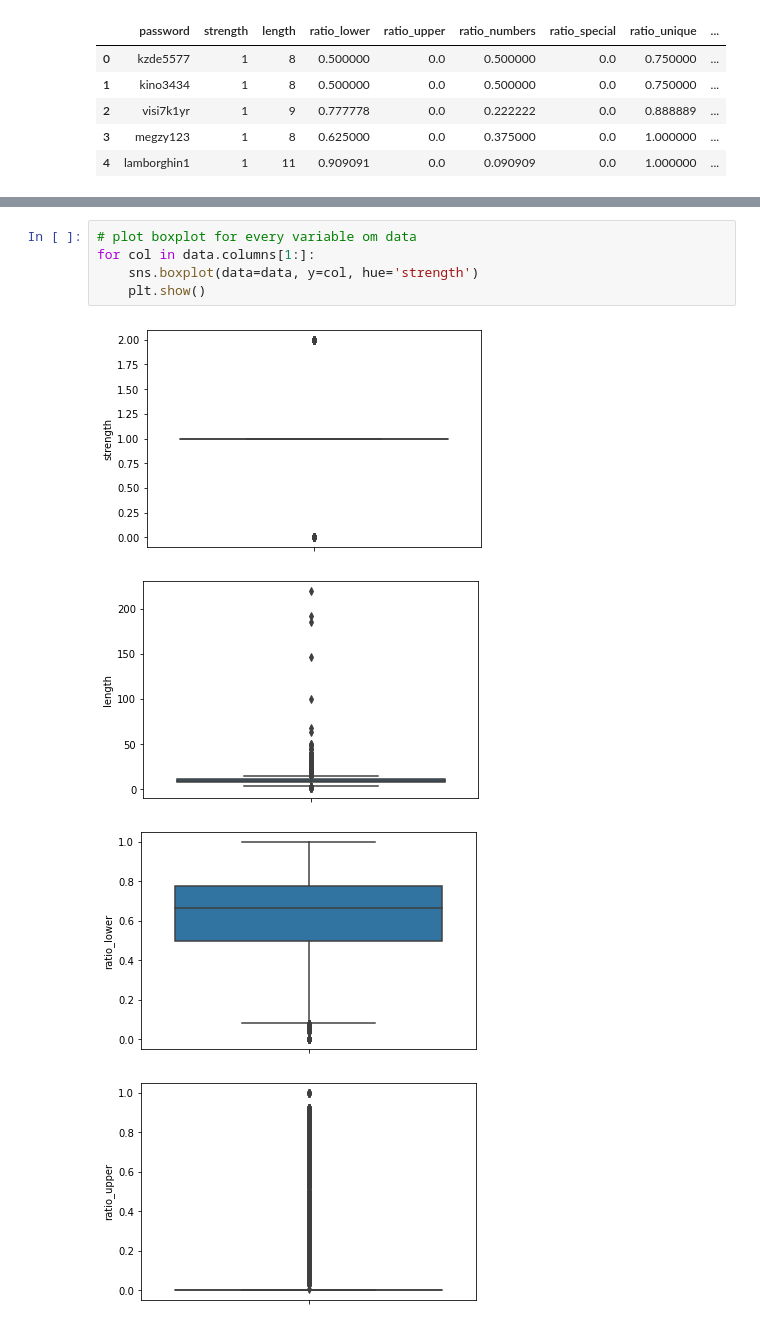
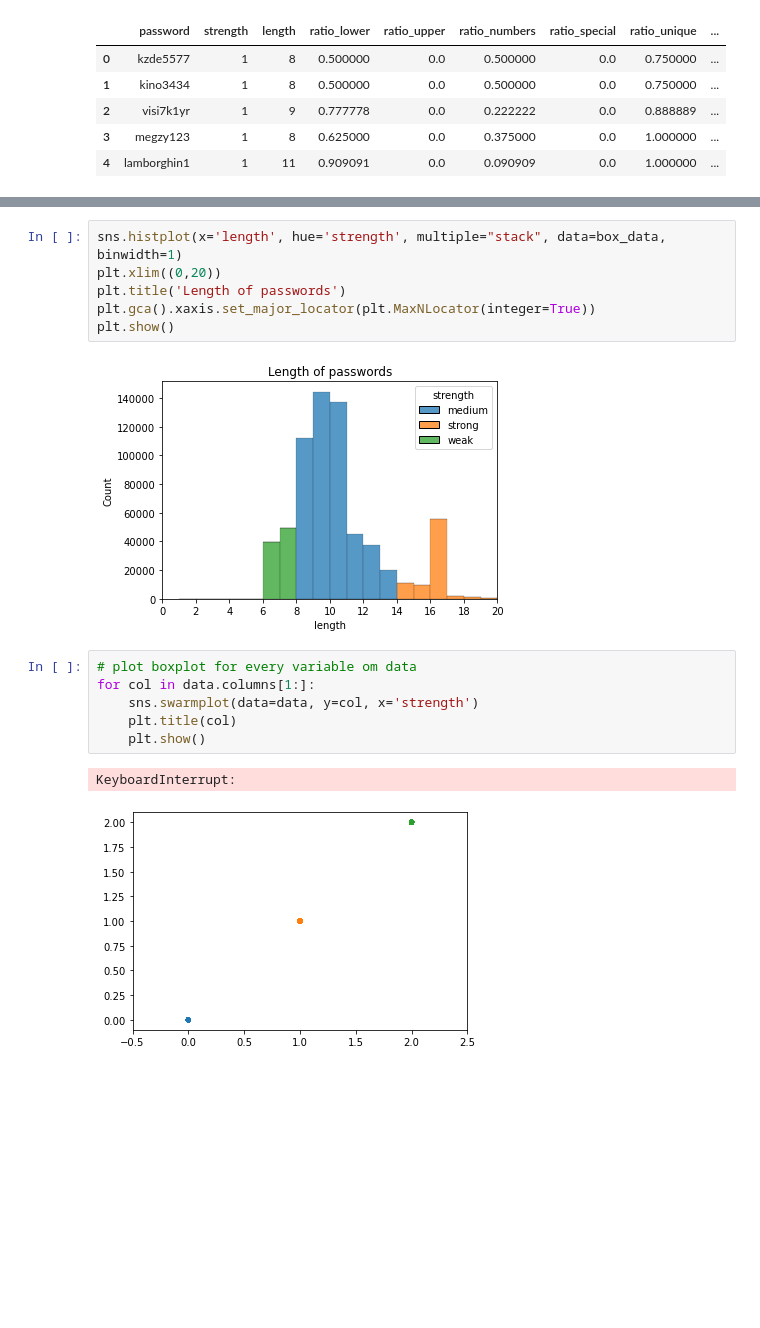
Before and after one commit to sddiener/Comparison-of-Decision-Tree-and-KNN-for-Stroke-Prediction, a Jupyter notebook: Preprocessing PW.ipynb, the cells around one changed output, grey strips where cells are left out. Drawn from its saved outputs; the diff is of its cells as text; blank space fills up the shorter version.

```diff
--- a/Preprocessing PW.ipynb
+++ b/Preprocessing PW.ipynb
@@ -125,10 +140,17 @@ plt.show()
+# %%
+sns.histplot(x='length', hue='strength', multiple="stack", data=box_data, binwidth=1)
+plt.xlim((0,20))
+plt.title('Length of passwords')
+plt.gca().xaxis.set_major_locator(plt.MaxNLocator(integer=True))
+plt.show()
+# %% [output]
+[figure, added]
 # %%
 # plot boxplot for every variable om data
 for col in data.columns[1:]:
-    sns.boxplot(data=data, y=col, hue='strength')
+    sns.swarmplot(data=data, y=col, x='strength')
+    plt.title(col)
     plt.show()
 # %% [output]
+KeyboardInterrupt:
-[figure, old version]
+[figure, new version]
-[figure, removed]
-[figure, removed]
-[figure, removed]
```
Also changed, not shown: parts of 3 cells of this notebook, 1 other file.
